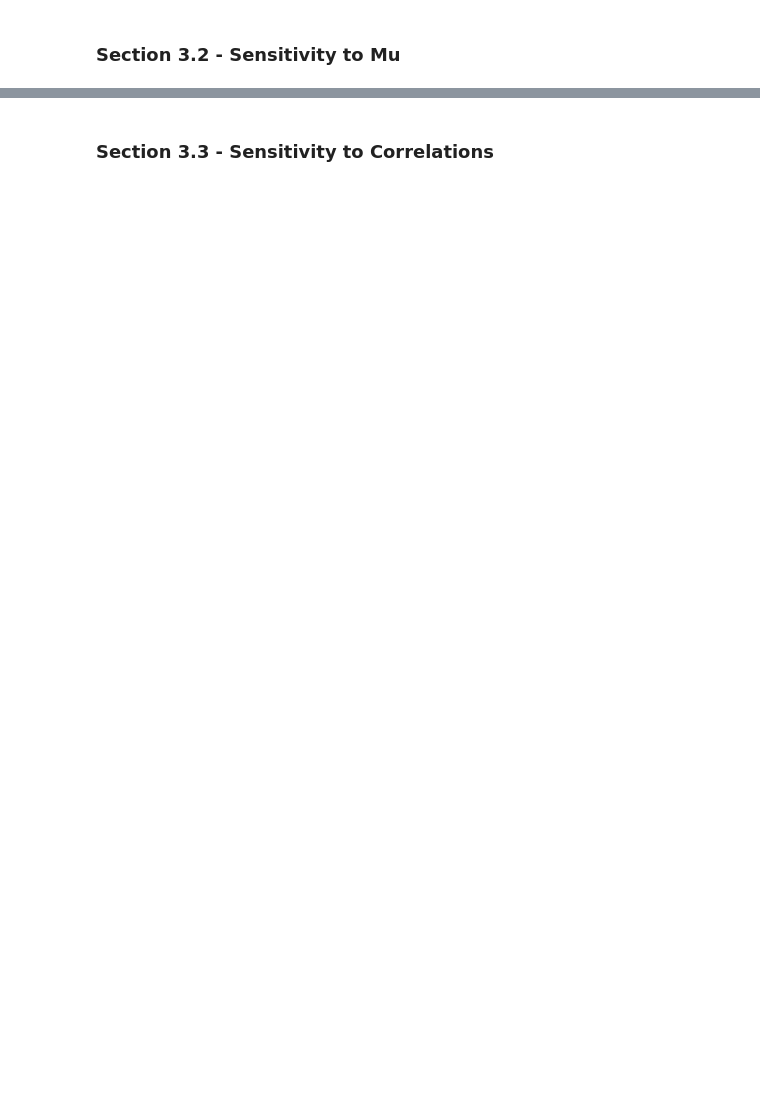
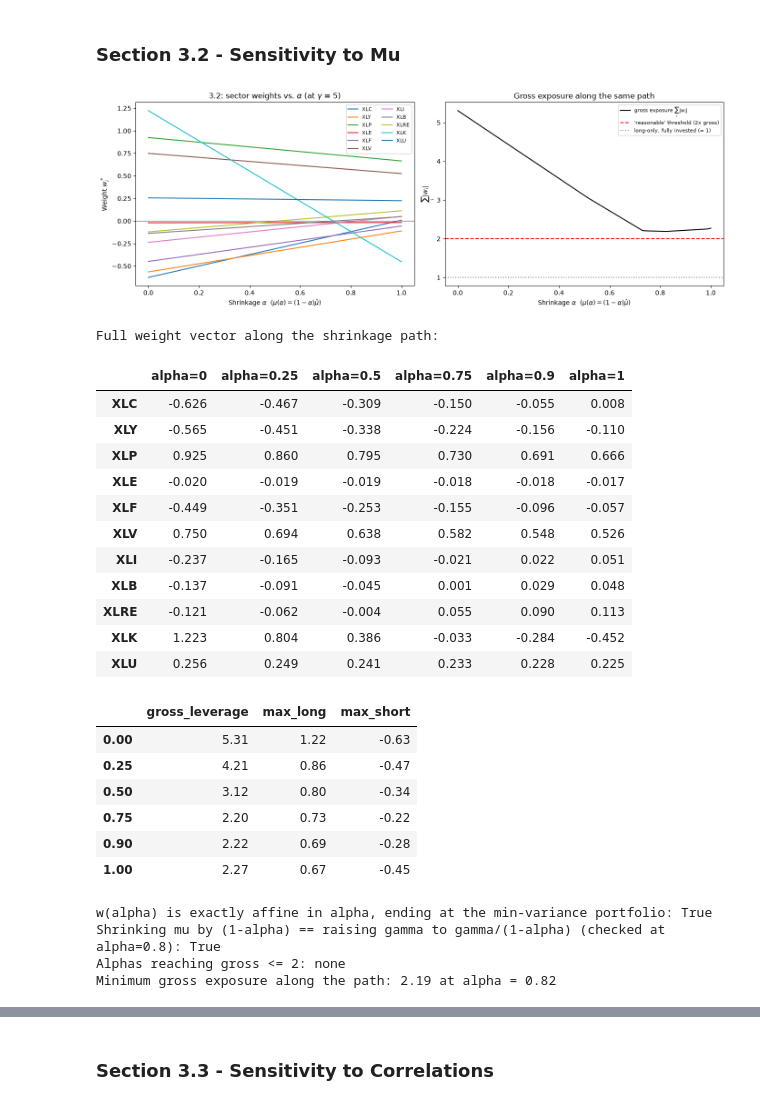
Before and after one commit to tzs7ch/stat4170-adam, a Jupyter notebook: case-studies/cs1/cs1_pipeline.ipynb, the cells around one changed output, grey strips where cells are left out. Cells and saved outputs as stored; diff of their text form; code cells hidden in the pictures; blank space fills up the shorter version.

```diff
--- a/case-studies/cs1/cs1_pipeline.ipynb
+++ b/case-studies/cs1/cs1_pipeline.ipynb
@@ -667,2 +868,61 @@ The important part is that this is entirely an estimation problem, not a propert
 # %% [markdown]
 ### Section 3.2 - Sensitivity to Mu
+# %%
+# --- 3.2: shrink the estimated means toward zero, holding Sigma_base and gamma fixed ---
+ALPHA_GRID = np.linspace(0.0, 1.0, 101)
+W_alpha = weight_path(ALPHA_GRID, lambda a: mpt_weights((1 - a) * mu_base, Sigma_base, GAMMA_BASE))
+
+diag_alpha = plot_weight_path(
+    W_alpha, r"Shrinkage $\alpha$  ($\mu(\alpha) = (1-\alpha)\hat{\mu}$)",
+    rf"3.2: sector weights vs. $\alpha$ (at $\gamma$ = {GAMMA_BASE:g})",
+)
+
+ALPHA_SHOW = [0.0, 0.25, 0.5, 0.75, 0.9, 1.0]
+alpha_table = weight_path(ALPHA_SHOW, lambda a: mpt_weights((1 - a) * mu_base, Sigma_base, GAMMA_BASE)).T
+alpha_table.columns = [f"alpha={a:g}" for a in ALPHA_SHOW]
+print("Full weight vector along the shrinkage path:")
+display(alpha_table.round(3))
+display(path_diagnostics(weight_path(ALPHA_SHOW, lambda a: mpt_weights((1 - a) * mu_base, Sigma_base, GAMMA_BASE))).round(2))
+
+# Two structural facts worth checking rather than asserting:
+# (i) mu enters w* linearly and the budget constraint is affine, so the whole path is a straight
+#     line between the base portfolio and the minimum-variance portfolio.
+affine_ok = np.allclose(W_alpha.values,
+                        np.outer(1 - ALPHA_GRID, W_alpha.iloc[0].values) + np.outer(ALPHA_GRID, w_minvar))
+# (ii) shrinking mu by (1-alpha) is algebraically identical to raising gamma to gamma / (1-alpha).
+a_chk = 0.8
+gamma_equiv_ok = np.allclose(mpt_weights((1 - a_chk) * mu_base, Sigma_base, GAMMA_BASE),
+                             mpt_weights(mu_base, Sigma_base, GAMMA_BASE / (1 - a_chk)))
+print(f"\nw(alpha) is exactly affine in alpha, ending at the min-variance portfolio: {affine_ok}")
+print(f"Shrinking mu by (1-alpha) == raising gamma to gamma/(1-alpha) (checked at alpha={a_chk}): {gamma_equiv_ok}")
+
+first_ok = diag_alpha.index[diag_alpha["gross_leverage"] <= GROSS_OK]
+print(f"Alphas reaching gross <= {GROSS_OK:g}: {'none' if len(first_ok) == 0 else f'from alpha = {first_ok.min():.2f}'}")
+print(f"Minimum gross exposure along the path: {diag_alpha['gross_leverage'].min():.2f} "
+      f"at alpha = {diag_alpha['gross_leverage'].idxmin():.2f}")
+# %% [output]
+[figure, added]
+Full weight vector along the shrinkage path:
+|  | alpha=0 | alpha=0.25 | alpha=0.5 | alpha=0.75 | alpha=0.9 | alpha=1 |
+| XLC | -0.626 | -0.467 | -0.309 | -0.150 | -0.055 | 0.008 |
+| XLY | -0.565 | -0.451 | -0.338 | -0.224 | -0.156 | -0.110 |
+| XLP | 0.925 | 0.860 | 0.795 | 0.730 | 0.691 | 0.666 |
+| XLE | -0.020 | -0.019 | -0.019 | -0.018 | -0.018 | -0.017 |
+| XLF | -0.449 | -0.351 | -0.253 | -0.155 | -0.096 | -0.057 |
+| XLV | 0.750 | 0.694 | 0.638 | 0.582 | 0.548 | 0.526 |
+| XLI | -0.237 | -0.165 | -0.093 | -0.021 | 0.022 | 0.051 |
+| XLB | -0.137 | -0.091 | -0.045 | 0.001 | 0.029 | 0.048 |
+| XLRE | -0.121 | -0.062 | -0.004 | 0.055 | 0.090 | 0.113 |
+| XLK | 1.223 | 0.804 | 0.386 | -0.033 | -0.284 | -0.452 |
+| XLU | 0.256 | 0.249 | 0.241 | 0.233 | 0.228 | 0.225 |
+|  | gross_leverage | max_long | max_short |
+| 0.00 | 5.31 | 1.22 | -0.63 |
+| 0.25 | 4.21 | 0.86 | -0.47 |
+| 0.50 | 3.12 | 0.80 | -0.34 |
+| 0.75 | 2.20 | 0.73 | -0.22 |
+| 0.90 | 2.22 | 0.69 | -0.28 |
+| 1.00 | 2.27 | 0.67 | -0.45 |
+w(alpha) is exactly affine in alpha, ending at the min-variance portfolio: True
+Shrinking mu by (1-alpha) == raising gamma to gamma/(1-alpha) (checked at alpha=0.8): True
+Alphas reaching gross <= 2: none
+Minimum gross exposure along the path: 2.19 at alpha = 0.82
```
Also changed, not shown: parts of 17 cells of this notebook.
